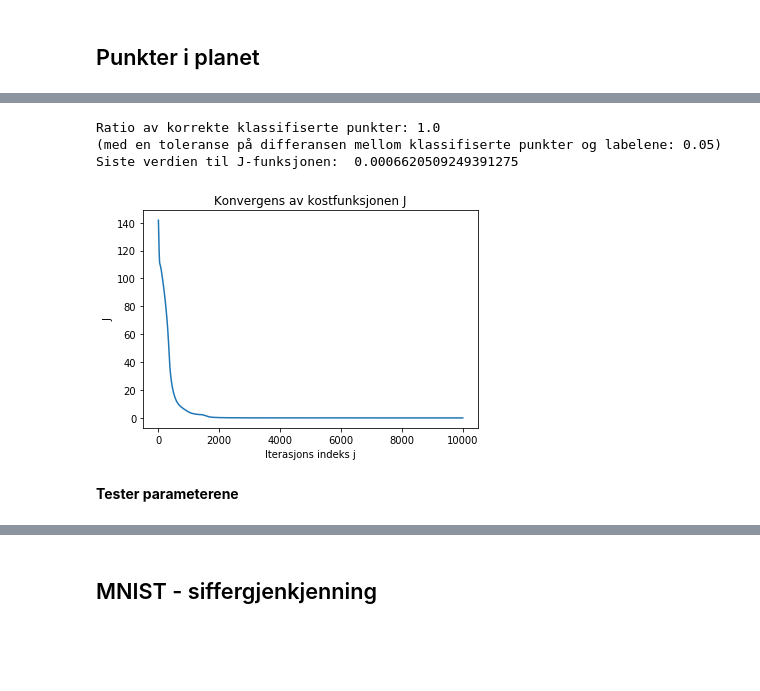
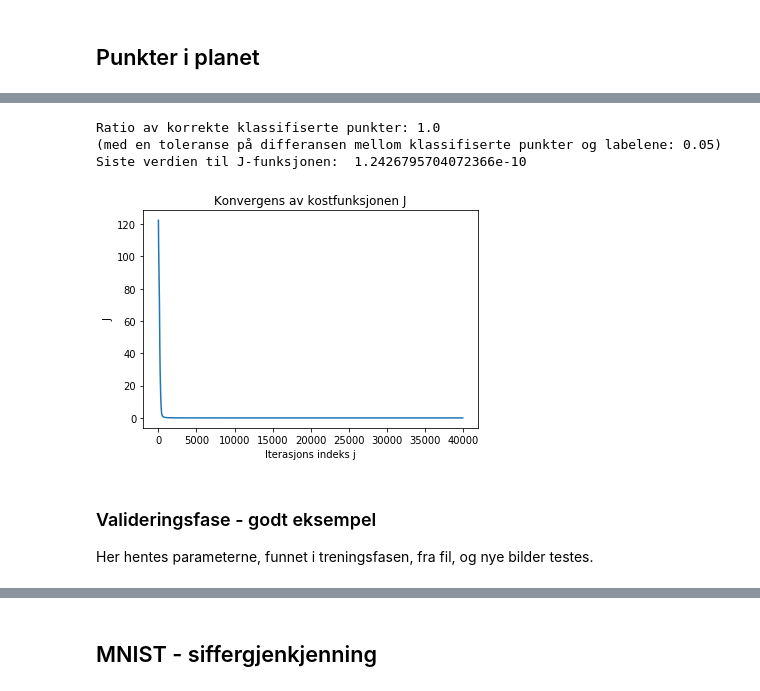
Before and after one commit to josteinklogetvedt/jostein, a Jupyter notebook: Vitber_TMA4320/Vitber_prosjekt2/Vitber_prosjekt2.ipynb, the cells around one changed output, grey strips where cells are left out. Saved outputs shown, nothing was run; the diff lists cells and outputs as text; code cells hidden in the pictures; blank space fills up the shorter version.

```diff
--- a/Vitber_TMA4320/Vitber_prosjekt2/Vitber_prosjekt2.ipynb
+++ b/Vitber_TMA4320/Vitber_prosjekt2/Vitber_prosjekt2.ipynb
@@ -213,30 +217,29 @@ def show_image(Y_k, n):
 # %%
+h = 0.1
+K = 20
+
 d = 2
-h = 0.1
-
-K = 15    #K har veldig mye å si på hvor fort J konvergerer
 I = 1000
-iterations = 10000  #Kan økes til 40 000 for å få veldig liten J
+iterations = 40000
 chunk = I
 
 Y_0, c = get_data_spiral_2d(I)
 c = c[:,0]
 
-#b_k_dim må tas med ut for å bruke i neste celle
 my, omega, b_k_dim, W_k, Y_Kk, J, Z, c = algorithm(Y_0, c, K, d, iterations, h, len(Y_0[0,:]), chunk)
-write_to_file(my, omega, b_k_dim, W_k, "parameters_points.txt")
+write_to_file(my, omega, b_k_dim, W_k, "good_example.txt")
 
 print_successrate(Z,c, tol=0.05)
 print("Siste verdien til J-funksjonen: ", J[-1])
 plot_cost_function_convergence(iterations, J)
-
-#Legger til celler under med tabellen av forskjellige verdier som viser de optimaliserte verdiene
 # %% [output]
 Ratio av korrekte klassifiserte punkter: 1.0
 (med en toleranse på differansen mellom klassifiserte punkter og labelene: 0.05)
-Siste verdien til J-funksjonen:  0.0006620509249391275
+Siste verdien til J-funksjonen:  1.2426795704072366e-10
-[figure, old version]
+[figure, new version]
-# %% [markdown]
-**Tester parameterene**
+# %% [markdown]
+### Valideringsfase - godt eksempel
+
+Her hentes parameterne, funnet i treningsfasen, fra fil, og nye bilder testes.
 # %%
 Y_0, c_test = get_data_spiral_2d(I)
```
Also changed, not shown: parts of 11 cells of this notebook.
